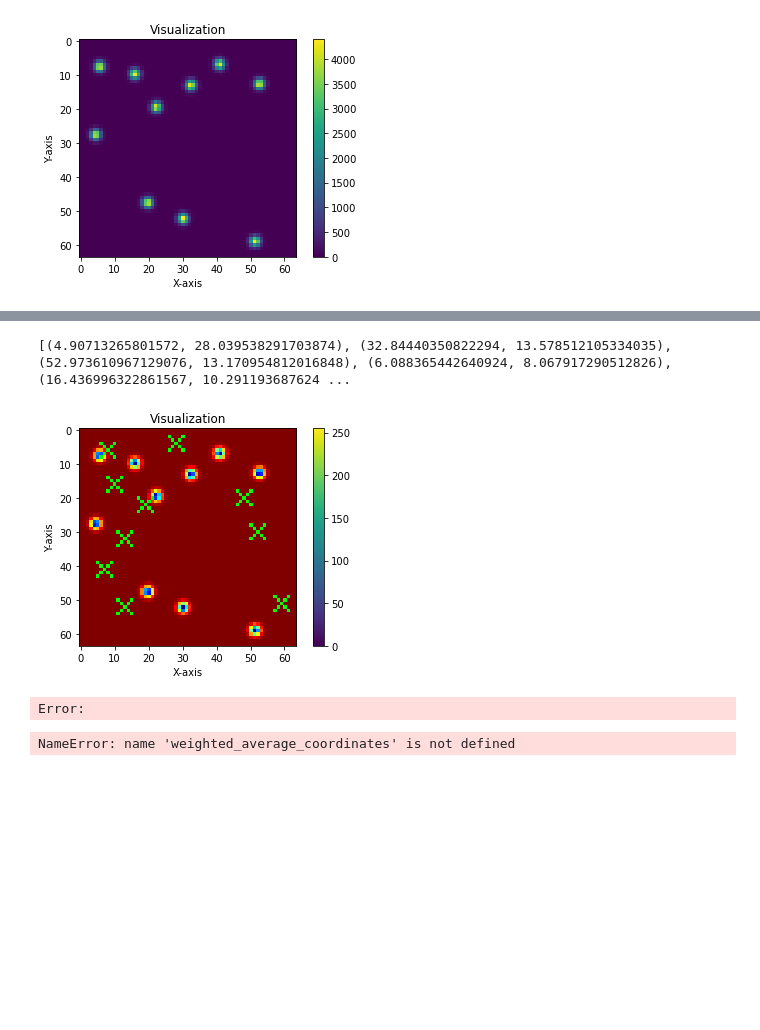
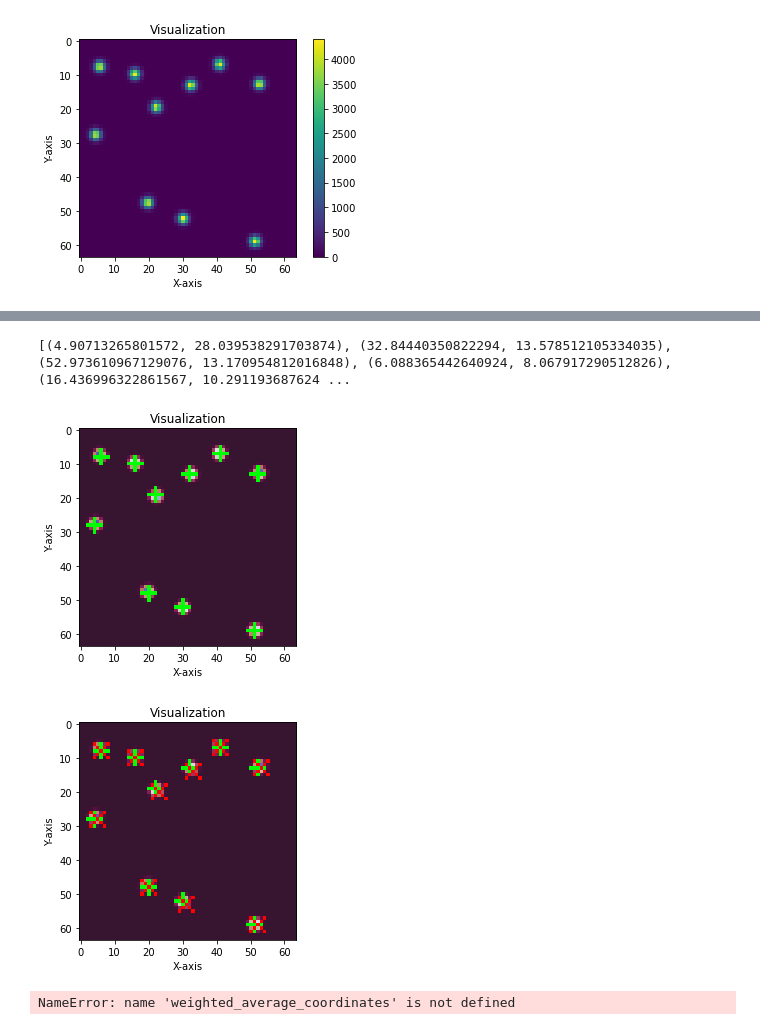
Before and after one commit to xtx2022/Project-1, a Jupyter notebook: find_maximun.ipynb, the cells around one changed output, grey strips where cells are left out. Saved outputs shown, nothing was run; the diff lists cells and outputs as text; code cells hidden in the pictures; blank space fills up the shorter version.

```diff
--- a/find_maximun.ipynb
+++ b/find_maximun.ipynb
@@ -115,35 +115,44 @@ import cv2
 # color = (0, 255, 0)  # Green color
 # cross_length = 10  # Length of the cross arms
 # thickness = 2  # Thickness of the lines
-def mark_point(image: np.array, points: list, color = (0, 255, 0), cross_length = 2, thickness = 1) -> np.array:
+def mark_point(image: np.array, points: list, color = (0, 255, 0), type = 'normal', cross_length = 2, thickness = 1) -> np.array:
     # Ensure the image is a NumPy array with the correct dtype
     if image.dtype != np.uint8:
         marked_image = (image / np.max(image) * 255).astype(np.uint8)
     else:
         marked_image = np.copy(image)
     if len(marked_image.shape) == 2 or (len(marked_image.shape) == 3 and marked_image.shape[2] == 1):
-        marked_image = cv2.applyColorMap(marked_image, cv2.COLORMAP_JET)
-    for (x, y) in points:
-        cv2.line(marked_image, (x - cross_length, y - cross_length), (x + cross_length, y + cross_length), color, thickness)
-        cv2.line(marked_image, (x + cross_length, y - cross_length), (x - cross_length, y + cross_length), color, thickness)
+        marked_image = cv2.applyColorMap(marked_image, cv2.COLORMAP_TWILIGHT_SHIFTED)
+    if type == 'normal':
+        for (x, y) in points:
+            cv2.line(marked_image, (x - cross_length, y), (x + cross_length, y), color, thickness)
+            cv2.line(marked_image, (x, y - cross_length), (x, y + cross_length), color, thickness)
+    elif type == 'skew':
+        for (x, y) in points:
+            cv2.line(marked_image, (x - cross_length, y - cross_length), (x + cross_length, y + cross_length), color, thickness)
+            cv2.line(marked_image, (x + cross_length, y - cross_length), (x - cross_length, y + cross_length), color, thickness)
     # Display the image with marked points
     cv2.imshow('Image with Marked Points', marked_image)
     return marked_image
 # %%
 print([tuple(row) for row in images[0].cord_of_points])
 marked_test = mark_point(images[0].raw_image, find_local_maxima(images[0].raw_image))
 cv2.imshow('Image with Marked Points', marked_test)
 plt.imshow(marked_test)
-plt.colorbar()  # Adding a colorbar to show intensity scale
 plt.title('Visualization')
 plt.xlabel('X-axis')
 plt.ylabel('Y-axis')
 plt.show()
-# marked_test = mark_point(marked_test, [tuple(row) for row in images[0].cord_of_points])
+marked_test = mark_point(marked_test, [tuple(row) for row in np.round(images[0].cord_of_points).astype(int)], (255, 0, 0))
+plt.imshow(marked_test)
+plt.title('Visualization')
+plt.xlabel('X-axis')
+plt.ylabel('Y-axis')
+plt.show()
 # %% [output]
 [(4.90713265801572, 28.039538291703874), (32.84440350822294, 13.578512105334035), (52.973610967129076, 13.170954812016848), (6.088365442640924, 8.067917290512826), (16.436996322861567, 10.291193687624 ...
-[figure, old version]
+[figure, new version]
-Error:
+[figure, added]
 # %%
 def find_weighted_average_coordinates(matrix):
     rows = len(matrix)
```
Also changed, not shown: parts of 1 cell of this notebook.
